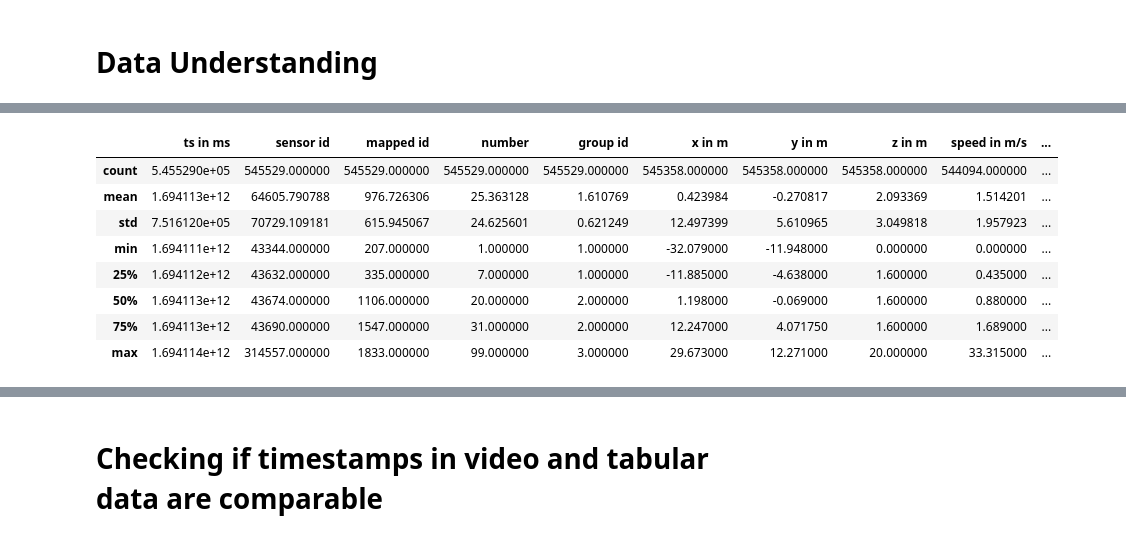
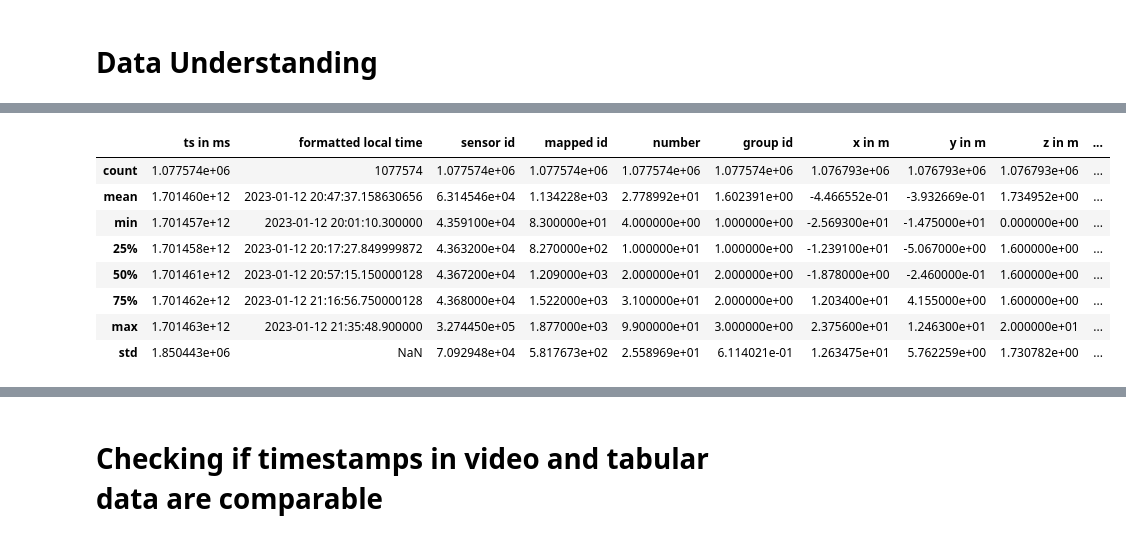
Before and after one commit to Zalipski/handball_mt, a Jupyter notebook: handball.ipynb, the cells around one changed output, grey strips where cells are left out. Drawn from its saved outputs; the diff is of its cells as text; code cells hidden in the pictures.

```diff
--- a/handball.ipynb
+++ b/handball.ipynb
@@ -27,3 +58,3 @@ from datetime import datetime, timedelta
 # %%
-pd.set_option("display.max_columns", 30)
+pd.set_option("display.max_columns", 70)
 pd.set_option("display.max_rows", 1000)
@@ -30,5 +65,5 @@ pd.set_option("display.max_rows", 1000)
 # %%
-match_h1 = pd.read_csv(r"handball_sample\flensburg_kiel_md5_h1.csv", sep = ";")
-match_h2 = pd.read_csv(r"handball_sample\flensburg_kiel_md5_h1.csv", sep = ";")
-tags = pd.read_csv(r"handball_sample\tags_flensburg_kiel_md5_s2324.csv", sep = ";")
+match_h1 = pd.read_csv(r"handball_sample\MD15_Flensburg_Melsungen\SG_Flensburg-Handewitt_vs._MT__phase_1.HZ_positions.csv", sep=";")
+match_h2 = pd.read_csv(r"handball_sample\MD15_Flensburg_Melsungen\SG_Flensburg-Handewitt_vs._MT__phase_2.HZ_positions.csv", sep=";")
+tags = pd.read_csv(r"handball_sample\MD15_Flensburg_Melsungen\tags_flensburg_melsungen_md15_s2324.csv", sep=";")
 # %%
@@ -42,0 +103,3 @@ tags.tail()
+# %%
+match_full = pd.concat([match_h1, match_h2]).reset_index().drop(["index", "heart rate in bpm", "core temperature in celsius", "player orientation in deg",  "Unnamed: 23"], axis=1)
+match_full
@@ -42,0 +120,2 @@ tags.tail()
+# %%
+match_full["formatted local time"] = pd.to_datetime(match_full["formatted local time"])
@@ -101,12 +186,12 @@ None
 # %%
-match_h1.describe()
+match_full.describe()
 # %% [output]
-|  | ts in ms | sensor id | mapped id | number | group id | x in m | y in m | z in m | speed in m/s | ... |
-| count | 5.455290e+05 | 545529.000000 | 545529.000000 | 545529.000000 | 545529.000000 | 545358.000000 | 545358.000000 | 545358.000000 | 544094.000000 | ... |
-| mean | 1.694113e+12 | 64605.790788 | 976.726306 | 25.363128 | 1.610769 | 0.423984 | -0.270817 | 2.093369 | 1.514201 | ... |
-| std | 7.516120e+05 | 70729.109181 | 615.945067 | 24.625601 | 0.621249 | 12.497399 | 5.610965 | 3.049818 | 1.957923 | ... |
-| min | 1.694111e+12 | 43344.000000 | 207.000000 | 1.000000 | 1.000000 | -32.079000 | -11.948000 | 0.000000 | 0.000000 | ... |
-| 25% | 1.694112e+12 | 43632.000000 | 335.000000 | 7.000000 | 1.000000 | -11.885000 | -4.638000 | 1.600000 | 0.435000 | ... |
-| 50% | 1.694113e+12 | 43674.000000 | 1106.000000 | 20.000000 | 2.000000 | 1.198000 | -0.069000 | 1.600000 | 0.880000 | ... |
-| 75% | 1.694113e+12 | 43690.000000 | 1547.000000 | 31.000000 | 2.000000 | 12.247000 | 4.071750 | 1.600000 | 1.689000 | ... |
-| max | 1.694114e+12 | 314557.000000 | 1833.000000 | 99.000000 | 3.000000 | 29.673000 | 12.271000 | 20.000000 | 33.315000 | ... |
+|  | ts in ms | formatted local time | sensor id | mapped id | number | group id | x in m | y in m | z in m | ... |
+| count | 1.077574e+06 | 1077574 | 1.077574e+06 | 1.077574e+06 | 1.077574e+06 | 1.077574e+06 | 1.076793e+06 | 1.076793e+06 | 1.076793e+06 | ... |
+| mean | 1.701460e+12 | 2023-01-12 20:47:37.158630656 | 6.314546e+04 | 1.134228e+03 | 2.778992e+01 | 1.602391e+00 | -4.466552e-01 | -3.932669e-01 | 1.734952e+00 | ... |
+| min | 1.701457e+12 | 2023-01-12 20:01:10.300000 | 4.359100e+04 | 8.300000e+01 | 4.000000e+00 | 1.000000e+00 | -2.569300e+01 | -1.475000e+01 | 0.000000e+00 | ... |
+| 25% | 1.701458e+12 | 2023-01-12 20:17:27.849999872 | 4.363200e+04 | 8.270000e+02 | 1.000000e+01 | 1.000000e+00 | -1.239100e+01 | -5.067000e+00 | 1.600000e+00 | ... |
+| 50% | 1.701461e+12 | 2023-01-12 20:57:15.150000128 | 4.367200e+04 | 1.209000e+03 | 2.000000e+01 | 2.000000e+00 | -1.878000e+00 | -2.460000e-01 | 1.600000e+00 | ... |
+| 75% | 1.701462e+12 | 2023-01-12 21:16:56.750000128 | 4.368000e+04 | 1.522000e+03 | 3.100000e+01 | 2.000000e+00 | 1.203400e+01 | 4.155000e+00 | 1.600000e+00 | ... |
+| max | 1.701463e+12 | 2023-01-12 21:35:48.900000 | 3.274450e+05 | 1.877000e+03 | 9.900000e+01 | 3.000000e+00 | 2.375600e+01 | 1.246300e+01 | 2.000000e+01 | ... |
+| std | 1.850443e+06 | NaN | 7.092948e+04 | 5.817673e+02 | 2.558969e+01 | 6.114021e-01 | 1.263475e+01 | 5.762259e+00 | 1.730782e+00 | ... |
```
Also changed, not shown: parts of 80 cells of this notebook.
